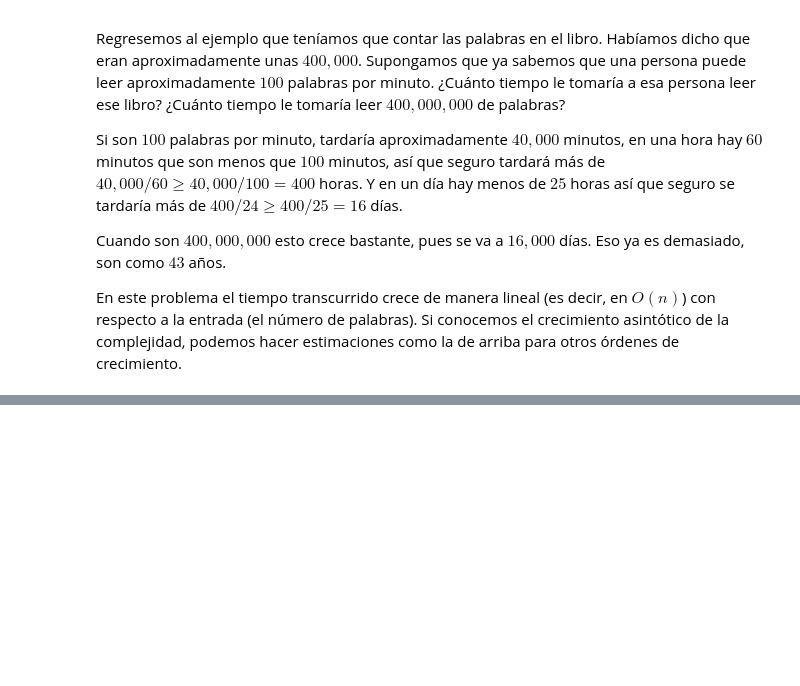
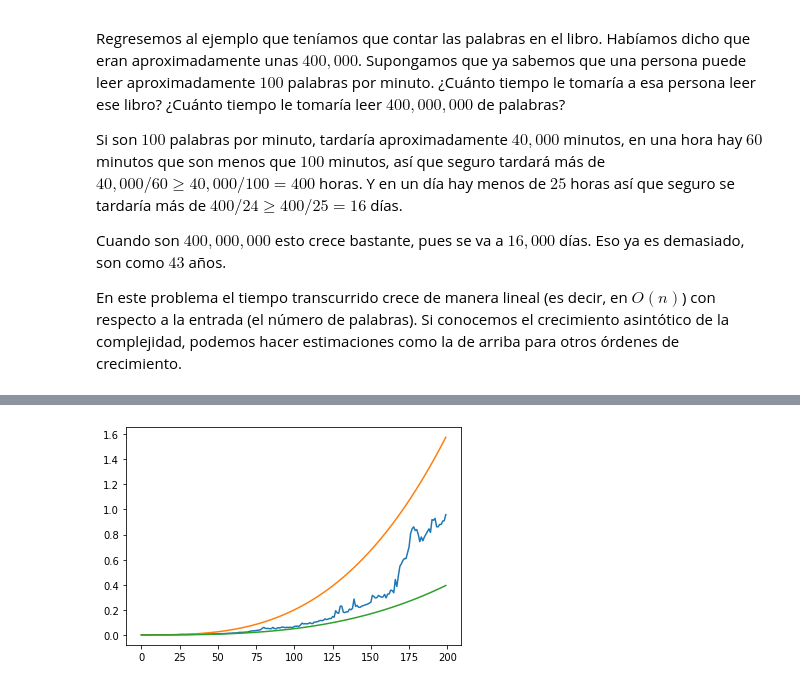
Before and after one commit to nestorivanmo/iimas-data-science, a Jupyter notebook: mda/unidad2-algoritmos/20-10-20-intro-algoritmos.ipynb, the cells around one changed output, grey strips where cells are left out. Drawn from its saved outputs; the diff is of its cells as text; code cells hidden in the pictures; blank space fills up the shorter version.

```diff
--- a/mda/unidad2-algoritmos/20-10-20-intro-algoritmos.ipynb
+++ b/mda/unidad2-algoritmos/20-10-20-intro-algoritmos.ipynb
@@ -288,0 +342,23 @@ En este problema el tiempo transcurrido crece de manera lineal (es decir, en $O(
+# %%
+from datetime import datetime
+import matplotlib.pyplot as plt
+import numpy as np
+N = 200
+tiempos = []
+for n in range(N):
+    a = datetime.now()
+    for i in range(n):
+        for j in range(n):
+            for k in range(n):
+                i + j + k
+    b = datetime.now()
+    tiempos.append((b-a).total_seconds())
+# %%
+cubico_arriba = [0.0000002*x**3 for x in range(N)]
+cubico_abajo = [0.00000005*x**3 for x in range(N)]
+plt.plot(tiempos)
+plt.plot(cubico_arriba)
+plt.plot(cubico_abajo)
+plt.show()
+# %% [output]
+[figure, added]
```
Also changed, not shown: parts of 3 cells of this notebook.
